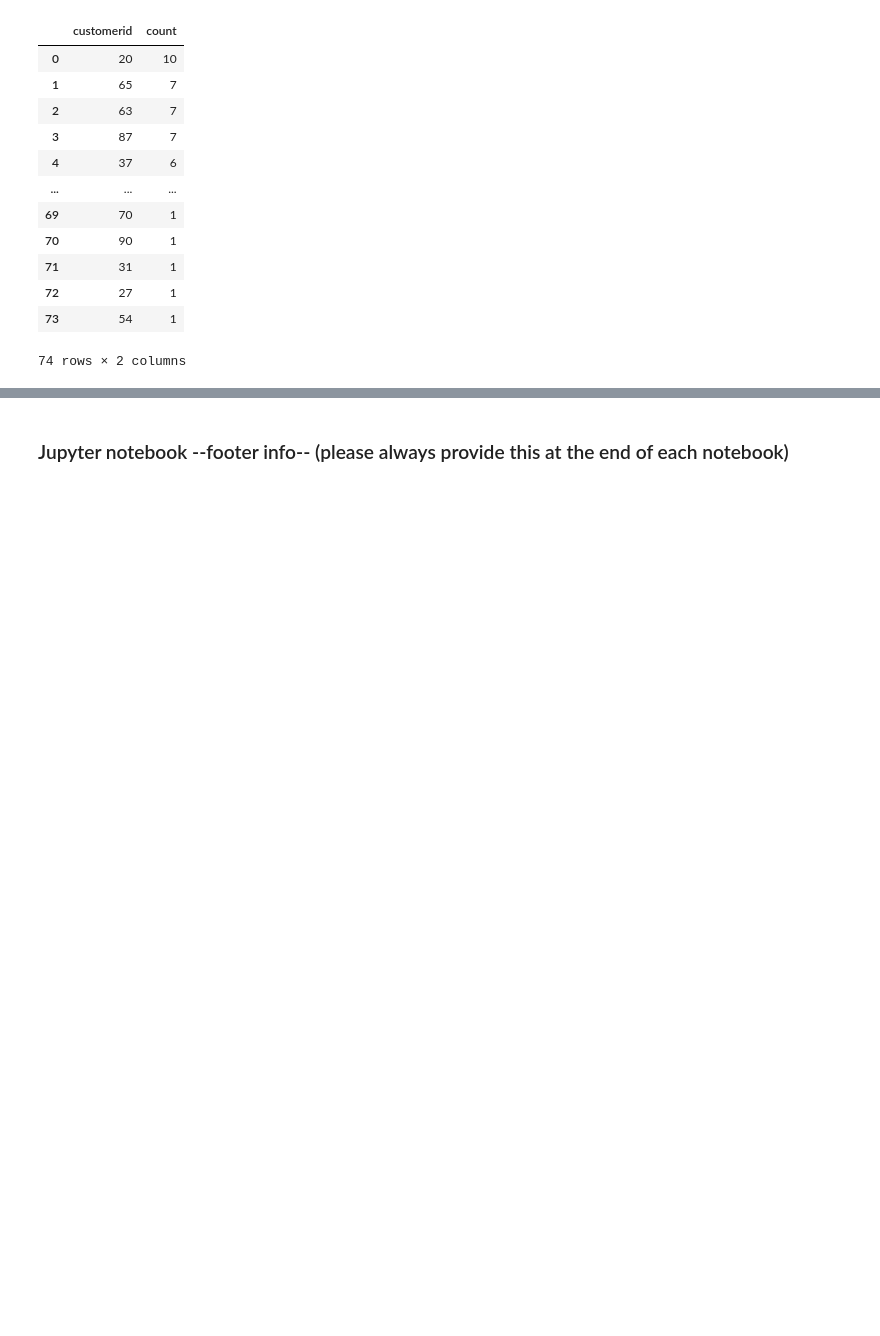
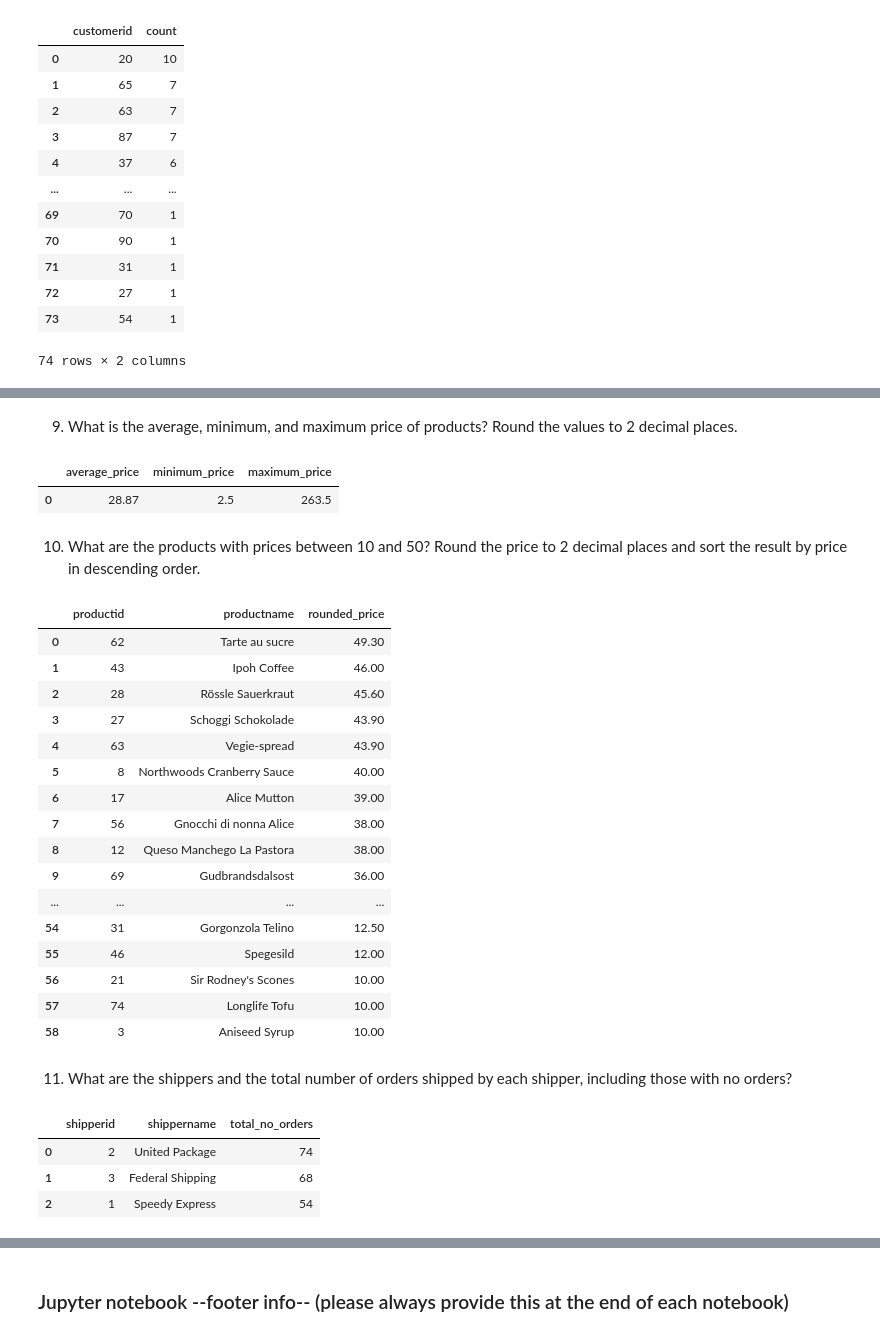
Before and after one commit to Ruzica12344/python_postgresql_pgadmin, a Jupyter notebook: postgres_northwind_data.ipynb, the cells around one changed output, grey strips where cells are left out. Drawn from its saved outputs; the diff is of its cells as text; code cells hidden in the pictures; blank space fills up the shorter version.

```diff
--- a/postgres_northwind_data.ipynb
+++ b/postgres_northwind_data.ipynb
@@ -325,0 +452,66 @@ df_q3
+# %% [markdown]
+9. What is the average, minimum, and maximum price of products? Round the values to 2 decimal places.
+# %%
+engine=create_engine(db_connection_url)
+
+df_q9=pd.read_sql_query('''SELECT
+ROUND(CAST(AVG(price) AS NUMERIC),2) AS average_price,
+ ROUND(CAST(MIN(price) AS NUMERIC),2) AS minimum_price,
+ ROUND(CAST(MAX(price) AS NUMERIC),2) AS maximum_price
+FROM products
+''', con=engine)
+
+engine.dispose()
+df_q9
+# %% [output]
+|  | average_price | minimum_price | maximum_price |
+| 0 | 28.87 | 2.5 | 263.5 |
+# %% [markdown]
+10. What are the products with prices between 10 and 50? Round the price to 2 decimal places and sort the result by price in descending order.
+# %%
+engine=create_engine(db_connection_url)
+
+df_q10=pd.read_sql_query('''SELECT productid, productname, ROUND(CAST((price) AS NUMERIC),2) AS rounded_price
+FROM products
+WHERE price BETWEEN 10 AND 50
+ORDER BY price DESC
+''', con=engine)
+
+engine.dispose()
+df_q10
+# %% [output]
+|  | productid | productname | rounded_price |
+| 0 | 62 | Tarte au sucre | 49.30 |
+| 1 | 43 | Ipoh Coffee | 46.00 |
+| 2 | 28 | Rössle Sauerkraut | 45.60 |
+| 3 | 27 | Schoggi Schokolade | 43.90 |
+| 4 | 63 | Vegie-spread | 43.90 |
+| 5 | 8 | Northwoods Cranberry Sauce | 40.00 |
+| 6 | 17 | Alice Mutton | 39.00 |
+| 7 | 56 | Gnocchi di nonna Alice | 38.00 |
+| 8 | 12 | Queso Manchego La Pastora | 38.00 |
+| 9 | 69 | Gudbrandsdalsost | 36.00 |
+| ... | ... | ... | ... |
+| 54 | 31 | Gorgonzola Telino | 12.50 |
+| 55 | 46 | Spegesild | 12.00 |
+| 56 | 21 | Sir Rodney's Scones | 10.00 |
+| 57 | 74 | Longlife Tofu | 10.00 |
+| 58 | 3 | Aniseed Syrup | 10.00 |
+# %% [markdown]
+11. What are the shippers and the total number of orders shipped by each shipper, including those with no orders?
+# %%
+engine=create_engine(db_connection_url)
+
+df_q11=pd.read_sql_query('''SELECT s.shipperid, s.shippername, COUNT(o.orderid) AS total_no_orders
+FROM shippers s
+LEFT JOIN Orders o ON s.shipperid=o.shipperid
+GROUP BY s.shipperid , s.shippername
+''', con=engine)
+
+engine.dispose()
+df_q11
+# %% [output]
+|  | shipperid | shippername | total_no_orders |
+| 0 | 2 | United Package | 74 |
+| 1 | 3 | Federal Shipping | 68 |
+| 2 | 1 | Speedy Express | 54 |
```
Also changed, not shown: parts of 21 cells of this notebook.
